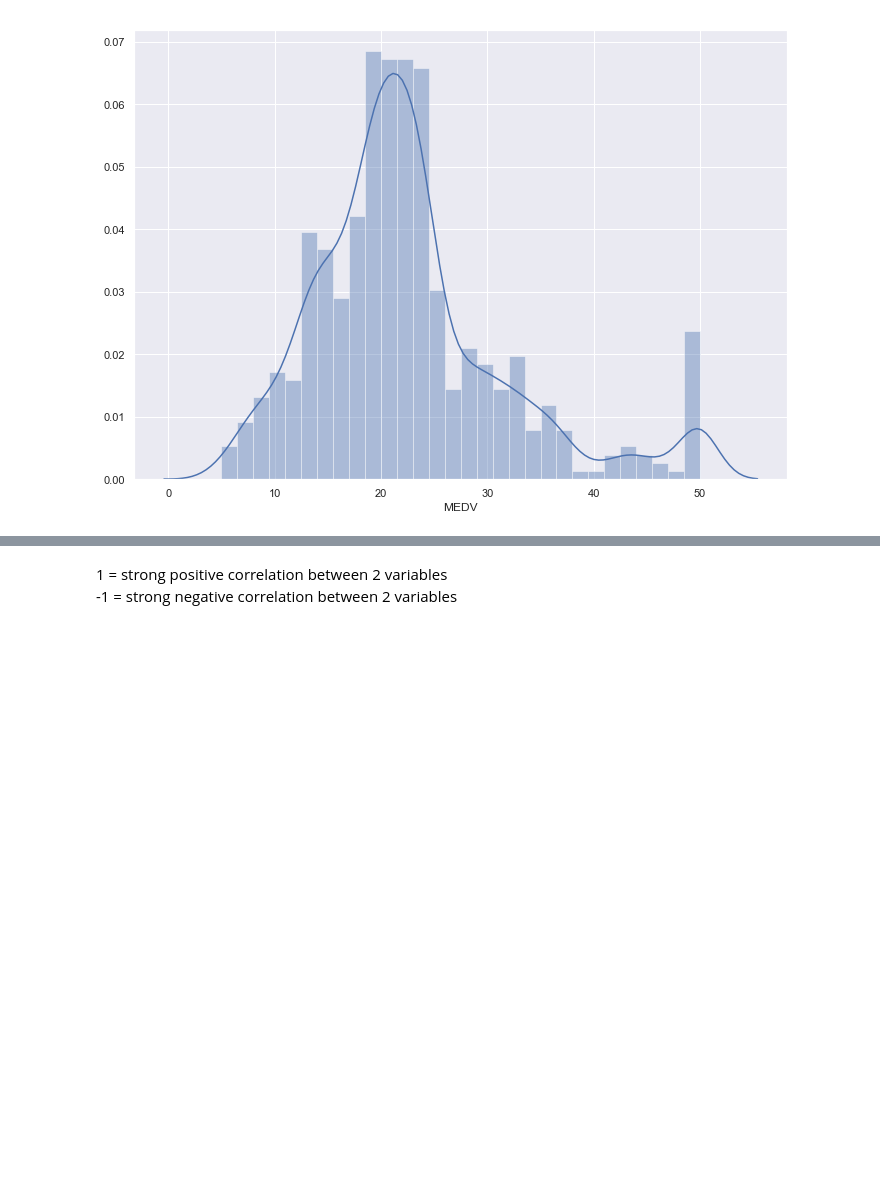
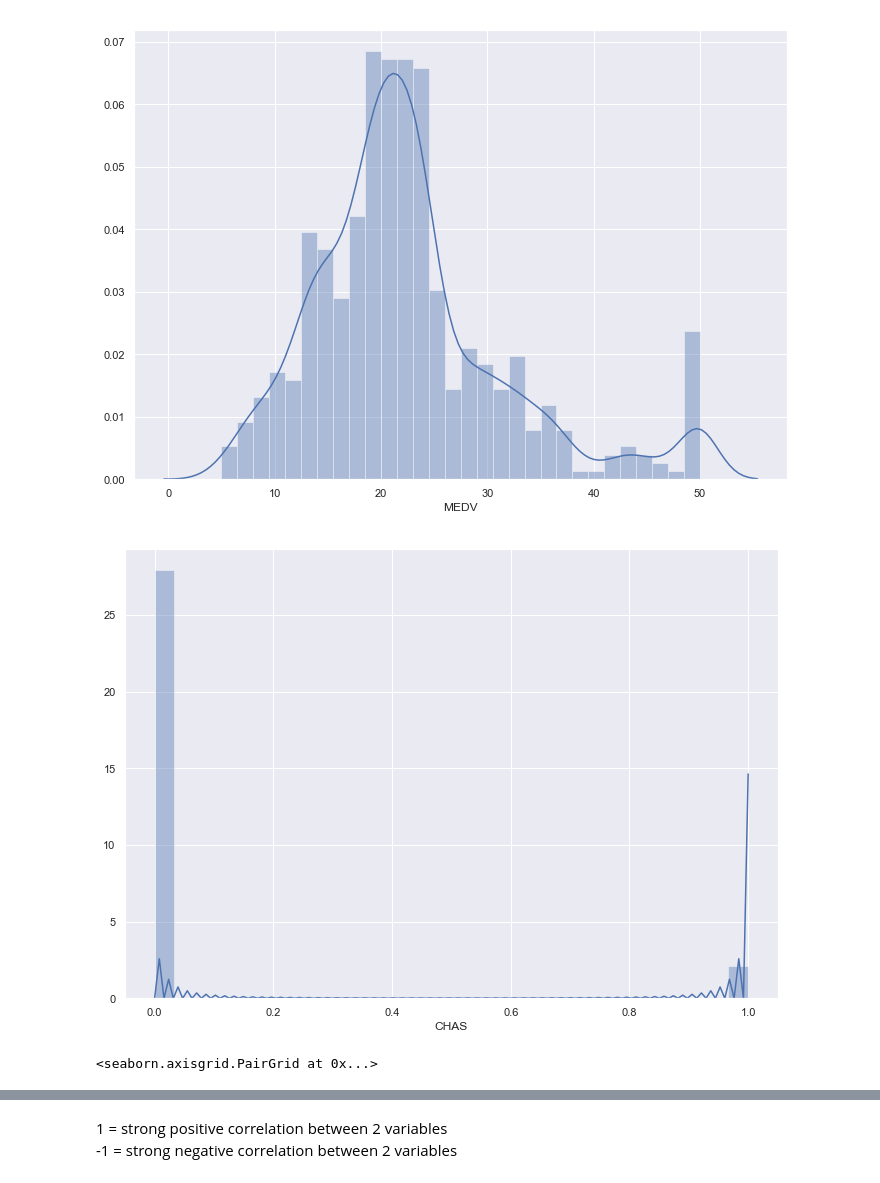
Before and after one commit to joanh3aly/boston-house-prices, a Jupyter notebook: boston-house-prices-analysis.ipynb, the cells around one changed output, grey strips where cells are left out. Saved outputs shown, nothing was run; the diff lists cells and outputs as text; code cells hidden in the pictures; blank space fills up the shorter version.

```diff
--- a/boston-house-prices-analysis.ipynb
+++ b/boston-house-prices-analysis.ipynb
@@ -101,6 +106,16 @@ plt.show()
 # MEDV are distributed normally with few outliers.
 # %% [output]
 [figure]
+# %%
+sns.set(rc={'figure.figsize':(11.7,8.27)})
+sns.distplot(boston['CHAS'], bins=30)
+plt.show()
+# %% [output]
+[figure, added]
+# %%
+sns.pairplot(boston)
+# %% [output]
+<seaborn.axisgrid.PairGrid at 0x...>
 # %%
 correlation_matrix = boston.corr().round(2)
 # annot = True to print the values inside the square
```
Also changed, not shown: parts of 20 cells of this notebook, 1 other file.
